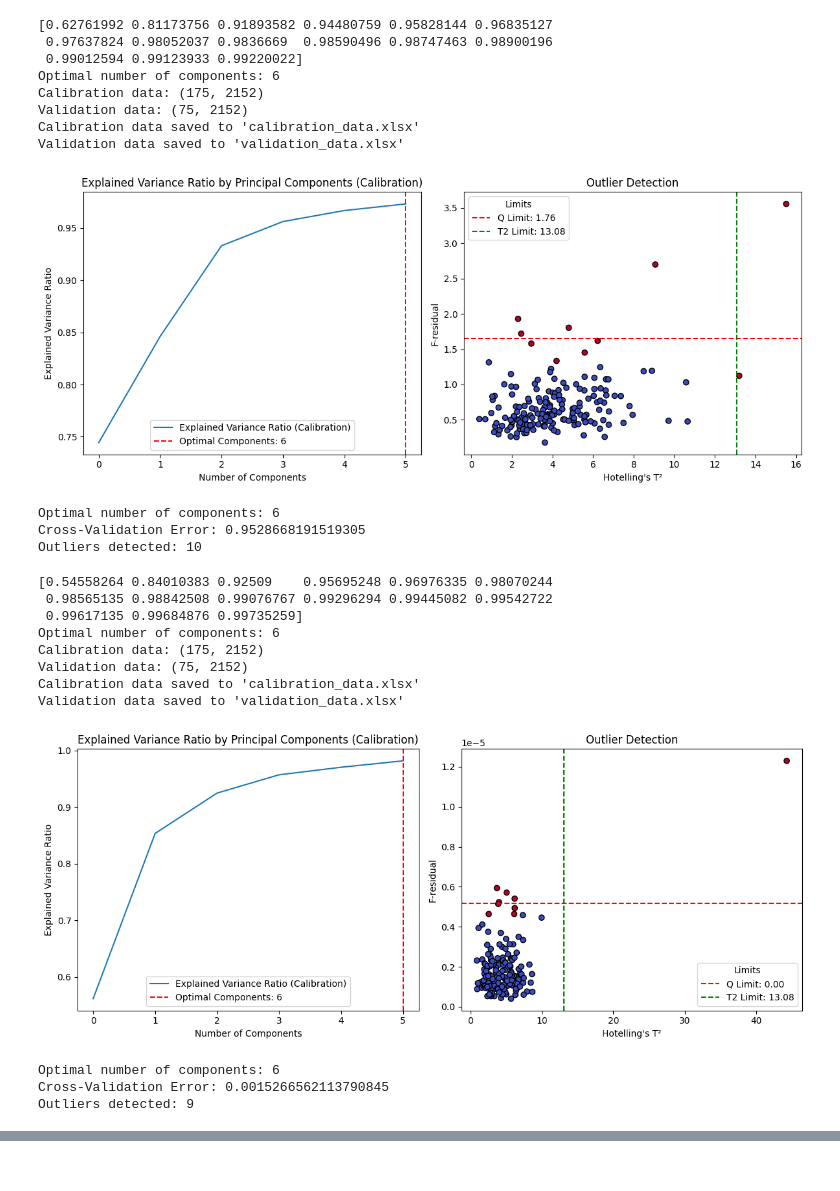
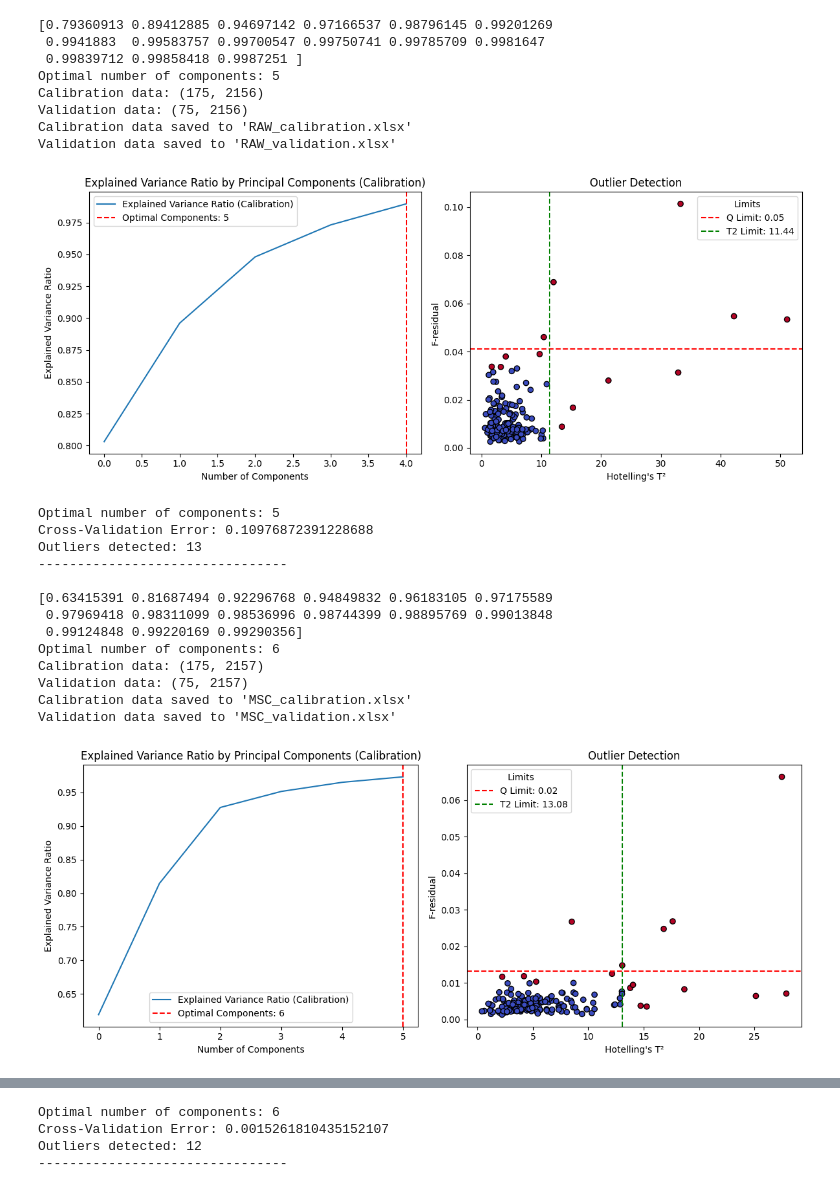
Before and after one commit to xndrxssx/cotton_candy_spectral_analysis, a Jupyter notebook: Partial Components Analysis/PCA.ipynb, the cells around one changed output, grey strips where cells are left out. Cells and saved outputs as stored; diff of their text form; code cells hidden in the pictures.

```diff
--- a/Partial Components Analysis/PCA.ipynb
+++ b/Partial Components Analysis/PCA.ipynb
@@ -273,34 +248,35 @@ Outliers detected: 11
-# %%
-# Carregue seus dados aqui
-X_snv = df_snv
-
-main(X_snv)
-# %% [output]
-[0.62761992 0.81173756 0.91893582 0.94480759 0.95828144 0.96835127
- 0.97637824 0.98052037 0.9836669  0.98590496 0.98747463 0.98900196
- 0.99012594 0.99123933 0.99220022]
-Optimal number of components: 6
-Calibration data: (175, 2152)
-Validation data: (75, 2152)
-Calibration data saved to 'calibration_data.xlsx'
-Validation data saved to 'validation_data.xlsx'
-[figure, removed]
-Optimal number of components: 6
-Cross-Validation Error: 0.9528668191519305
-Outliers detected: 10
-# %%
-X_sg = df_sg
-main(X_sg)
-# %% [output]
-[0.54558264 0.84010383 0.92509    0.95695248 0.96976335 0.98070244
- 0.98565135 0.98842508 0.99076767 0.99296294 0.99445082 0.99542722
- 0.99617135 0.99684876 0.99735259]
-Optimal number of components: 6
-Calibration data: (175, 2152)
-Validation data: (75, 2152)
-Calibration data saved to 'calibration_data.xlsx'
-Validation data saved to 'validation_data.xlsx'
-[figure, removed]
-Optimal number of components: 6
-Cross-Validation Error: 0.0015266562113790845
-Outliers detected: 9
+# %%
+names = ['RAW', 'MSC', 'SNV', 'SG']
+X_raw = df_raw.iloc[:, 7:2157].values
+X_msc = df_msc.values
+X_snv = df_snv.values
+X_sg = df_sg.values
+datas = [X_raw, X_msc, X_snv, X_sg]
+
+for i in range(len(names)):
+    main(datas[i], names[i])
+    print("-------------------------------- \n")
+# %% [output]
+[0.79360913 0.89412885 0.94697142 0.97166537 0.98796145 0.99201269
+ 0.9941883  0.99583757 0.99700547 0.99750741 0.99785709 0.9981647
+ 0.99839712 0.99858418 0.9987251 ]
+Optimal number of components: 5
+Calibration data: (175, 2156)
+Validation data: (75, 2156)
+Calibration data saved to 'RAW_calibration.xlsx'
+Validation data saved to 'RAW_validation.xlsx'
+[figure, added]
+Optimal number of components: 5
+Cross-Validation Error: 0.10976872391228688
+Outliers detected: 13
+--------------------------------
+
+[0.63415391 0.81687494 0.92296768 0.94849832 0.96183105 0.97175589
+ 0.97969418 0.98311099 0.98536996 0.98744399 0.98895769 0.99013848
+ 0.99124848 0.99220169 0.99290356]
+Optimal number of components: 6
+Calibration data: (175, 2157)
+Validation data: (75, 2157)
+Calibration data saved to 'MSC_calibration.xlsx'
+Validation data saved to 'MSC_validation.xlsx'
+[figure, added]
@@ -306,0 +311,4 @@ Outliers detected: 9
+Optimal number of components: 6
+Cross-Validation Error: 0.0015261810435152107
+Outliers detected: 12
+--------------------------------
```
Also changed, not shown: parts of 5 cells of this notebook, 17 other files.
